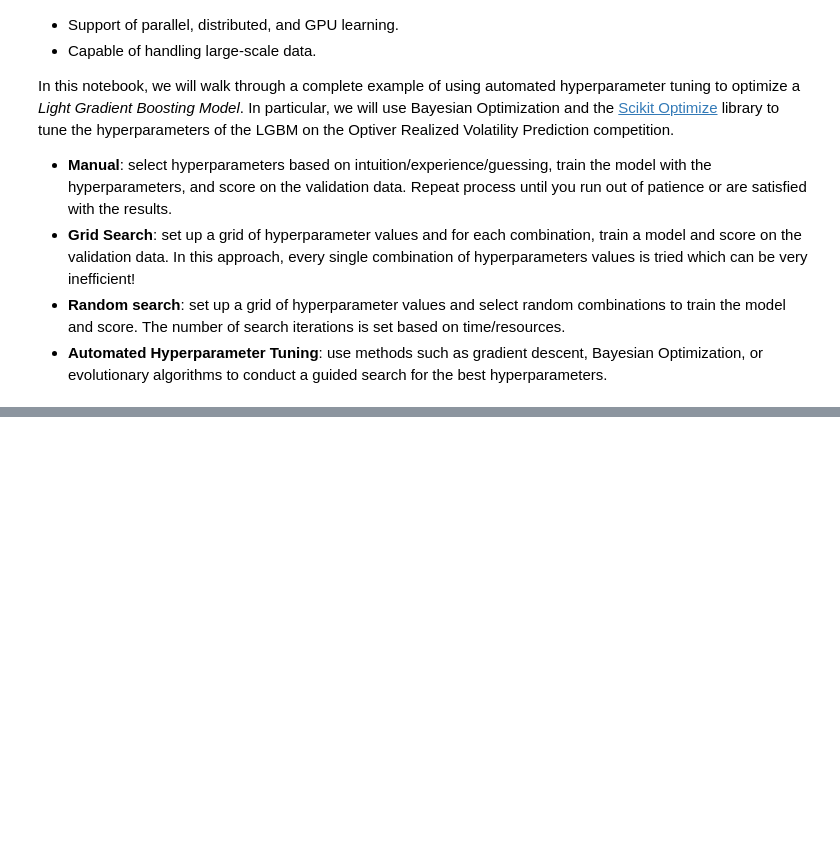
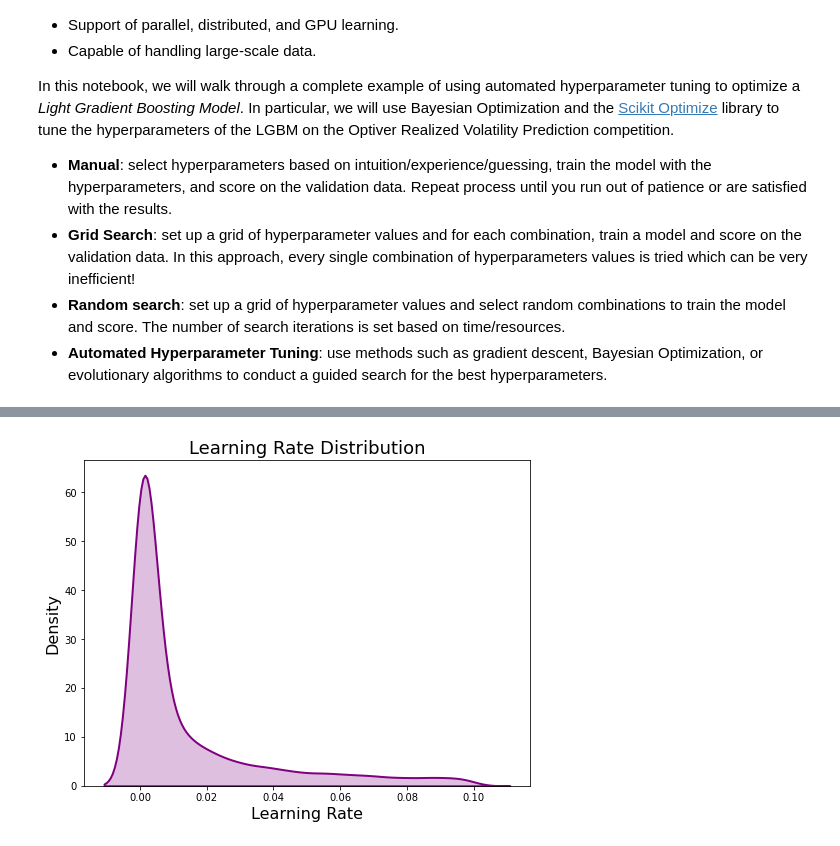
Before and after one commit to KoeusIss/orvp, a Jupyter notebook: 0x00_fine_tune_lgbm.ipynb, the cells around one changed output, grey strips where cells are left out. Drawn from its saved outputs; the diff is of its cells as text; code cells hidden in the pictures; blank space fills up the shorter version.

```diff
--- a/0x00_fine_tune_lgbm.ipynb
+++ b/0x00_fine_tune_lgbm.ipynb
@@ -39,0 +208,14 @@ from skopt.utils import use_named_args
+# %%
+# Investigate a Continues domain distribution
+
+search_space = [
+  Real(1e-4, 1e-1, prior='log-uniform', name='learning_rate')
+]
+# Draw 10000 samples from the learning rate domain
+learning_rate_dist = search_space[0].rvs(10000)
+
+plt.figure(figsize = (8, 6))
+sns.kdeplot(learning_rate_dist, color = 'purple', linewidth = 2, shade = True);
+plt.title('Learning Rate Distribution', size = 18); plt.xlabel('Learning Rate', size = 16); plt.ylabel('Density', size = 16);
+# %% [output]
+[figure, added]
```
Also changed, not shown: parts of 18 cells of this notebook.
